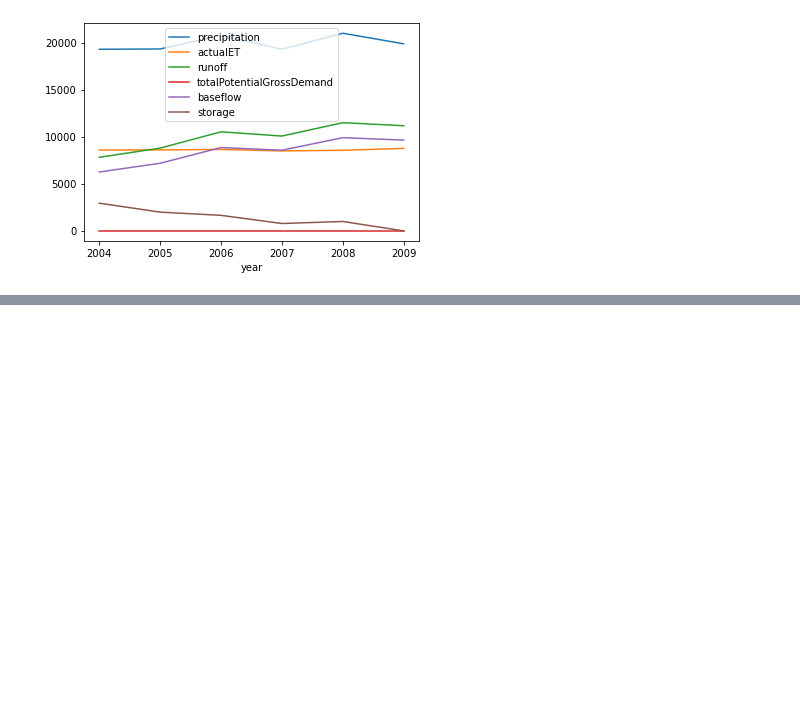
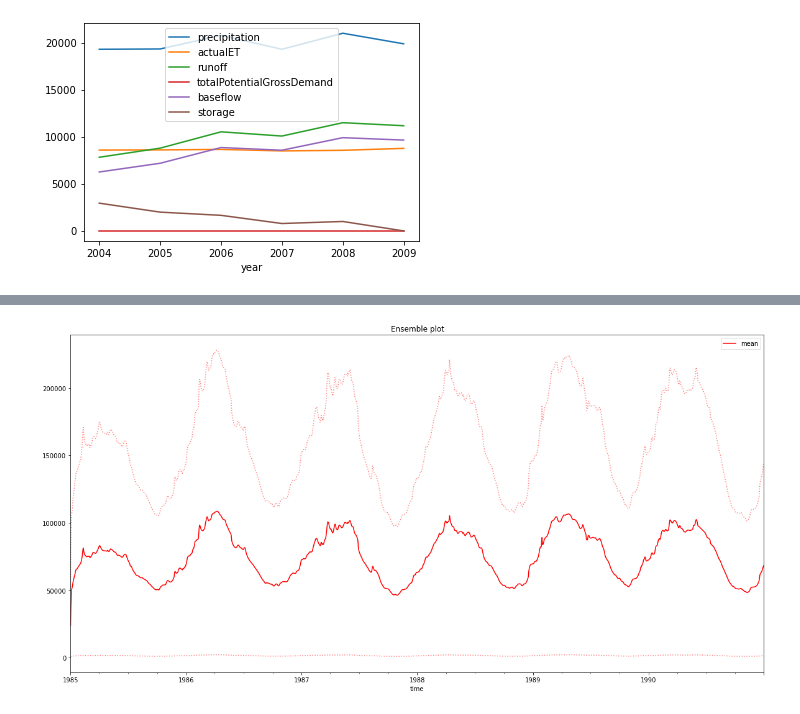
Before and after one commit to JannisHoch/pcrglobwb_utils, a Jupyter notebook: examples/example.ipynb, the cells around one changed output, grey strips where cells are left out. Drawn from its saved outputs; the diff is of its cells as text; code cells hidden in the pictures; blank space fills up the shorter version.

```diff
--- a/examples/example.ipynb
+++ b/examples/example.ipynb
@@ -233,0 +223,10 @@ wb_vals.plot(x='year')
+# %%
+fact_arr = np.random.rand(4)
+# %%
+q_ens = [q_sim_obidos]
+for factor in fact_arr:
+    q_temp = q_sim_obidos.mul(factor)
+    q_temp = q_temp.rename(columns={new_var_name_sim: str(factor)})
+    q_ens.append(q_temp)
+# %%
+ens_obj = pcrglobwb_utils.sim_data.ensembles(q_ens[0], q_ens[1], q_ens[2], q_ens[3], q_ens[4])
@@ -233,0 +244,4 @@ wb_vals.plot(x='year')
+# %%
+ens_obj.plot_bounds()
+# %% [output]
+[figure, added]
```
Also changed, not shown: parts of 22 cells of this notebook, 2 other files.
